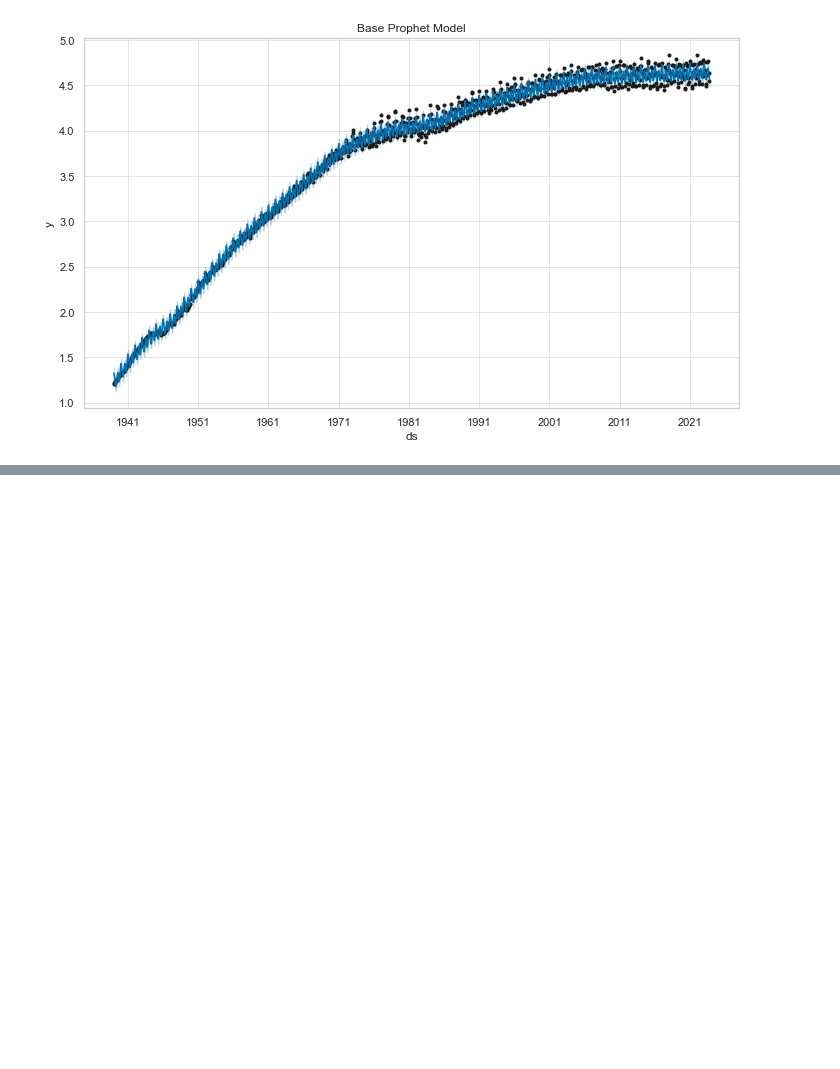
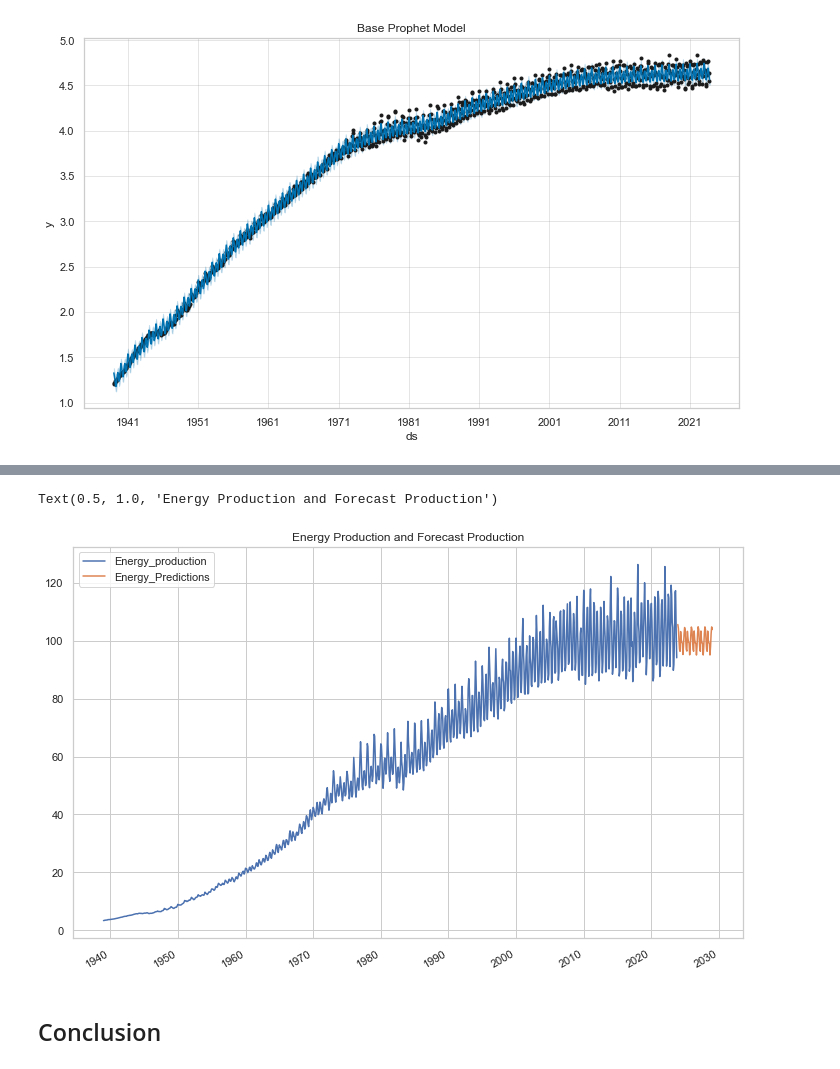
Before and after one commit to DennisMuendo/dsc-project-phase-4, a Jupyter notebook: Energy Prediction.ipynb, the cells around one changed output, grey strips where cells are left out. Cells and saved outputs as stored; diff of their text form; code cells hidden in the pictures; blank space fills up the shorter version.

```diff
--- a/Energy Prediction.ipynb
+++ b/Energy Prediction.ipynb
@@ -750,0 +800,6 @@ Text(0.5, 1.0, 'Base Prophet Model')
+# %%
+future_preds = model.predict(n_periods=62)
+future_preds = np.exp(future_preds) * 100
+# future_forecast = pd.DataFrame(future_preds, index=test.index, columns=['predictions'])
+# future_forecast
+future_preds
@@ -750,0 +823,12 @@ Text(0.5, 1.0, 'Base Prophet Model')
+# %%
+# Assuming 'predictions_array' is your array of predictions
+predictions_array = future_preds
+
+# Create a date range from 2023-11-01 to 2028-12-31 (adjust end date)
+date_range = pd.date_range(start='2023-11-01', end='2028-12-31', freq='M')
+
+# Create a DataFrame with predictions and the corresponding dates
+predictions_df = pd.DataFrame(predictions_array, columns=['Energy_Predictions'], index=date_range[:len(predictions_array)])
+
+# Display the DataFrame
+print(predictions_df)
@@ -750,0 +850,9 @@ Text(0.5, 1.0, 'Base Prophet Model')
+# %%
+# List of columns to drop
+columns_to_drop = ['Month', 'Season']
+# create timeseries readable by prophet
+energy_df2 = energy_df.drop(columns = columns_to_drop).copy()
+# %%
+# concat the original data and the forecast data
+data = pd.concat([energy_df2, predictions_df])
+data.rename(columns={0:'future_predictions'},inplace=True)
@@ -750,0 +875,9 @@ Text(0.5, 1.0, 'Base Prophet Model')
+# %%
+#plot the original and forecast data
+data.plot(label='Original Data', figsize=(12, 8))
+plt.title("Energy Production and Forecast Production")
+# %% [output]
+Text(0.5, 1.0, 'Energy Production and Forecast Production')
+[figure, added]
+# %% [markdown]
+## Conclusion
```
Also changed, not shown: parts of 19 cells of this notebook.
